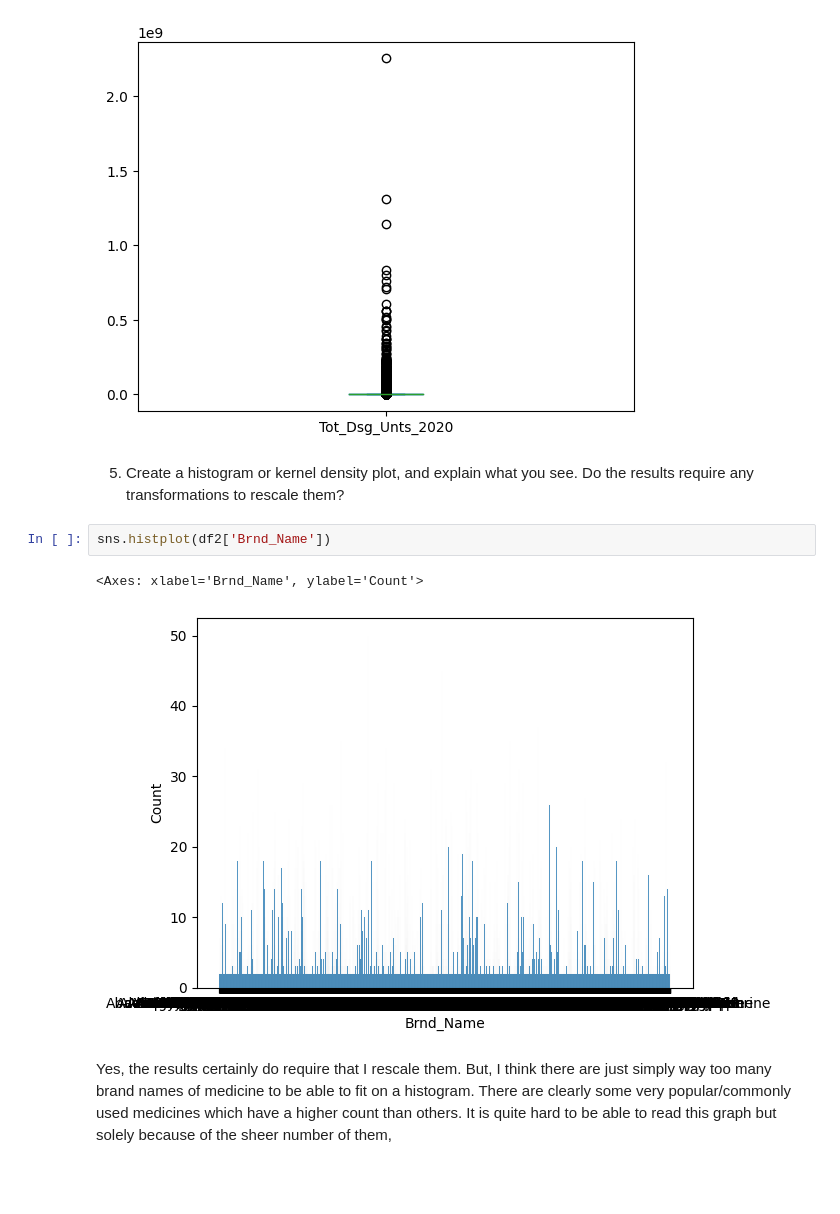
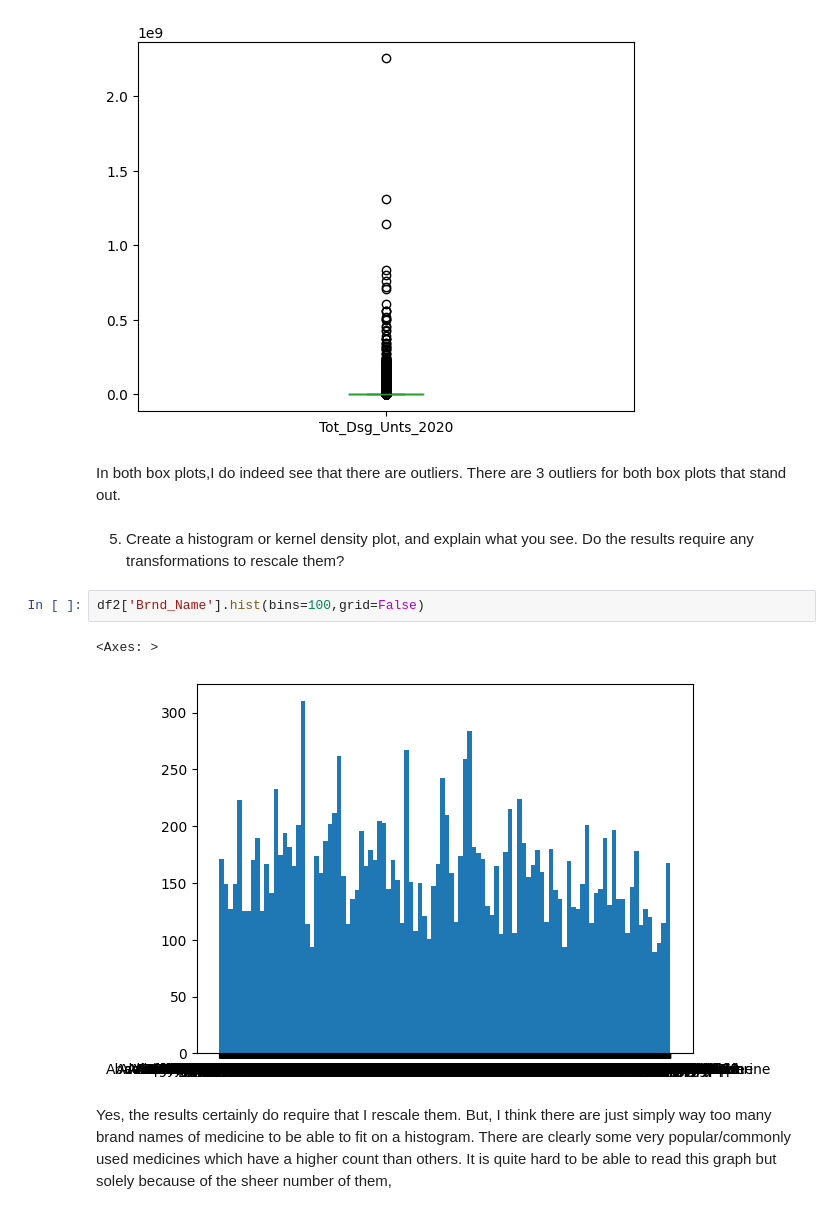
Before and after one commit to brithoang1/visualization, a Jupyter notebook: assignment/assignment.ipynb, the cells around one changed output. Saved outputs shown, nothing was run; the diff lists cells and outputs as text; blank space fills up the shorter version.

```diff
--- a/assignment/assignment.ipynb
+++ b/assignment/assignment.ipynb
@@ -349,13 +349,15 @@ df2['Tot_Dsg_Unts_2020'].plot.box()
 # %% [output]
 <Axes: >
 [figure]
+# %% [markdown]
+In both box plots,I do indeed see that there are outliers. There are 3 outliers for both box plots that stand out.
 # %% [markdown]
 5. Create a histogram or kernel density plot, and explain what you see. Do the results require any transformations to rescale them?
 # %%
-sns.histplot(df2['Brnd_Name'])
+df2['Brnd_Name'].hist(bins=100,grid=False)
 # %% [output]
-<Axes: xlabel='Brnd_Name', ylabel='Count'>
+<Axes: >
-[figure, old version]
+[figure, new version]
 # %% [markdown]
 Yes, the results certainly do require that I rescale them. But, I think there are just simply way too many brand names of medicine to be able to fit on a histogram. There are clearly some very popular/commonly used medicines which have a higher count than others. It is quite hard to be able to read this graph but solely because of the sheer number of them,
 # %% [markdown]
```
Also changed, not shown: parts of 1 cell of this notebook.
